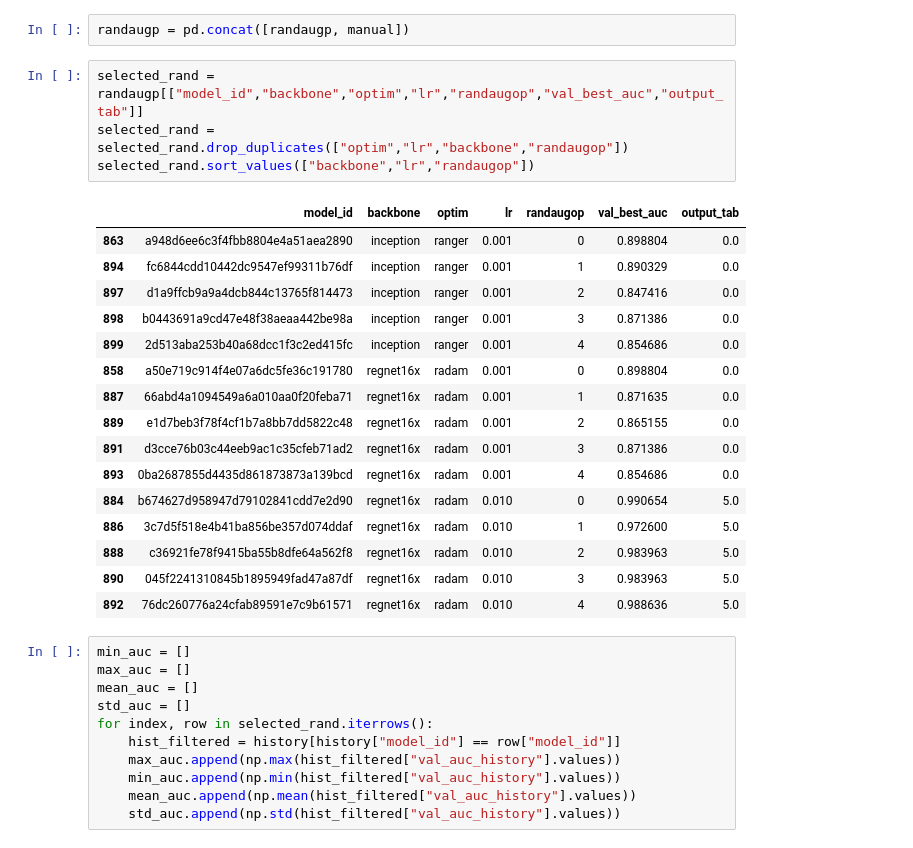
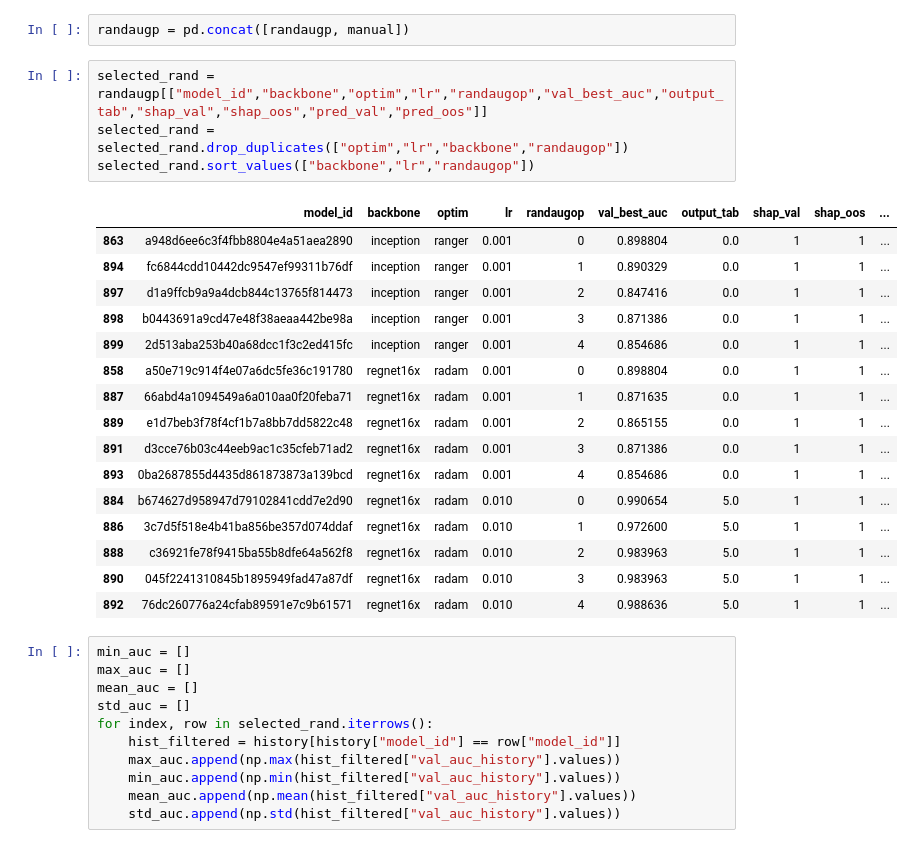
Before and after one commit to FelipeMarcelino/glaucoma, a Jupyter notebook: notebooks/Untitled3.ipynb, the cells around one changed output. Drawn from its saved outputs; the diff is of its cells as text.

```diff
--- a/notebooks/Untitled3.ipynb
+++ b/notebooks/Untitled3.ipynb
@@ -423,26 +424,26 @@ manual =summary[summary["model_id"].isin(["a50e719c914f4e07a6dc5fe36c191780","a9
 # %%
 randaugp = pd.concat([randaugp, manual])
 # %%
-selected_rand = randaugp[["model_id","backbone","optim","lr","randaugop","val_best_auc","output_tab"]]
+selected_rand = randaugp[["model_id","backbone","optim","lr","randaugop","val_best_auc","output_tab","shap_val","shap_oos","pred_val","pred_oos"]]
 selected_rand = selected_rand.drop_duplicates(["optim","lr","backbone","randaugop"])
 selected_rand.sort_values(["backbone","lr","randaugop"])
 # %% [output]
-|  | model_id | backbone | optim | lr | randaugop | val_best_auc | output_tab |
-| 863 | a948d6ee6c3f4fbb8804e4a51aea2890 | inception | ranger | 0.001 | 0 | 0.898804 | 0.0 |
-| 894 | fc6844cdd10442dc9547ef99311b76df | inception | ranger | 0.001 | 1 | 0.890329 | 0.0 |
-| 897 | d1a9ffcb9a9a4dcb844c13765f814473 | inception | ranger | 0.001 | 2 | 0.847416 | 0.0 |
-| 898 | b0443691a9cd47e48f38aeaa442be98a | inception | ranger | 0.001 | 3 | 0.871386 | 0.0 |
-| 899 | 2d513aba253b40a68dcc1f3c2ed415fc | inception | ranger | 0.001 | 4 | 0.854686 | 0.0 |
-| 858 | a50e719c914f4e07a6dc5fe36c191780 | regnet16x | radam | 0.001 | 0 | 0.898804 | 0.0 |
-| 887 | 66abd4a1094549a6a010aa0f20feba71 | regnet16x | radam | 0.001 | 1 | 0.871635 | 0.0 |
-| 889 | e1d7beb3f78f4cf1b7a8bb7dd5822c48 | regnet16x | radam | 0.001 | 2 | 0.865155 | 0.0 |
-| 891 | d3cce76b03c44eeb9ac1c35cfeb71ad2 | regnet16x | radam | 0.001 | 3 | 0.871386 | 0.0 |
-| 893 | 0ba2687855d4435d861873873a139bcd | regnet16x | radam | 0.001 | 4 | 0.854686 | 0.0 |
-| 884 | b674627d958947d79102841cdd7e2d90 | regnet16x | radam | 0.010 | 0 | 0.990654 | 5.0 |
-| 886 | 3c7d5f518e4b41ba856be357d074ddaf | regnet16x | radam | 0.010 | 1 | 0.972600 | 5.0 |
-| 888 | c36921fe78f9415ba55b8dfe64a562f8 | regnet16x | radam | 0.010 | 2 | 0.983963 | 5.0 |
-| 890 | 045f2241310845b1895949fad47a87df | regnet16x | radam | 0.010 | 3 | 0.983963 | 5.0 |
-| 892 | 76dc260776a24cfab89591e7c9b61571 | regnet16x | radam | 0.010 | 4 | 0.988636 | 5.0 |
+|  | model_id | backbone | optim | lr | randaugop | val_best_auc | output_tab | shap_val | shap_oos | ... |
+| 863 | a948d6ee6c3f4fbb8804e4a51aea2890 | inception | ranger | 0.001 | 0 | 0.898804 | 0.0 | 1 | 1 | ... |
+| 894 | fc6844cdd10442dc9547ef99311b76df | inception | ranger | 0.001 | 1 | 0.890329 | 0.0 | 1 | 1 | ... |
+| 897 | d1a9ffcb9a9a4dcb844c13765f814473 | inception | ranger | 0.001 | 2 | 0.847416 | 0.0 | 1 | 1 | ... |
+| 898 | b0443691a9cd47e48f38aeaa442be98a | inception | ranger | 0.001 | 3 | 0.871386 | 0.0 | 1 | 1 | ... |
+| 899 | 2d513aba253b40a68dcc1f3c2ed415fc | inception | ranger | 0.001 | 4 | 0.854686 | 0.0 | 1 | 1 | ... |
+| 858 | a50e719c914f4e07a6dc5fe36c191780 | regnet16x | radam | 0.001 | 0 | 0.898804 | 0.0 | 1 | 1 | ... |
+| 887 | 66abd4a1094549a6a010aa0f20feba71 | regnet16x | radam | 0.001 | 1 | 0.871635 | 0.0 | 1 | 1 | ... |
+| 889 | e1d7beb3f78f4cf1b7a8bb7dd5822c48 | regnet16x | radam | 0.001 | 2 | 0.865155 | 0.0 | 1 | 1 | ... |
+| 891 | d3cce76b03c44eeb9ac1c35cfeb71ad2 | regnet16x | radam | 0.001 | 3 | 0.871386 | 0.0 | 1 | 1 | ... |
+| 893 | 0ba2687855d4435d861873873a139bcd | regnet16x | radam | 0.001 | 4 | 0.854686 | 0.0 | 1 | 1 | ... |
+| 884 | b674627d958947d79102841cdd7e2d90 | regnet16x | radam | 0.010 | 0 | 0.990654 | 5.0 | 1 | 1 | ... |
+| 886 | 3c7d5f518e4b41ba856be357d074ddaf | regnet16x | radam | 0.010 | 1 | 0.972600 | 5.0 | 1 | 1 | ... |
+| 888 | c36921fe78f9415ba55b8dfe64a562f8 | regnet16x | radam | 0.010 | 2 | 0.983963 | 5.0 | 1 | 1 | ... |
+| 890 | 045f2241310845b1895949fad47a87df | regnet16x | radam | 0.010 | 3 | 0.983963 | 5.0 | 1 | 1 | ... |
+| 892 | 76dc260776a24cfab89591e7c9b61571 | regnet16x | radam | 0.010 | 4 | 0.988636 | 5.0 | 1 | 1 | ... |
 # %%
 min_auc = []
 max_auc = []
```
Also changed, not shown: parts of 5 cells of this notebook, 6 other files.
